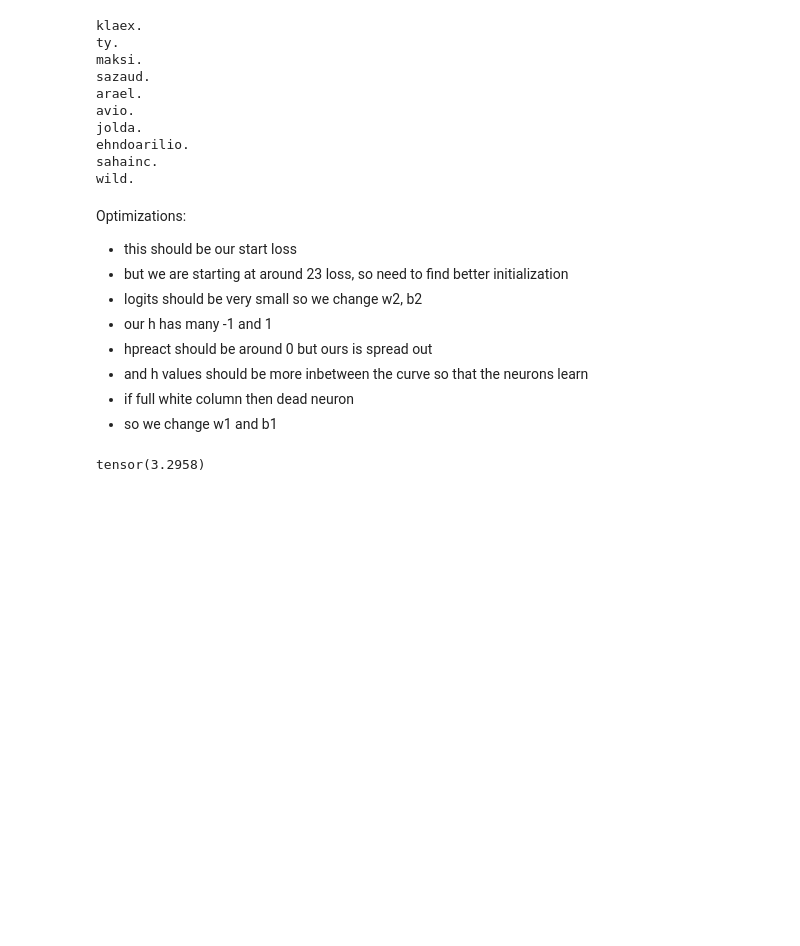
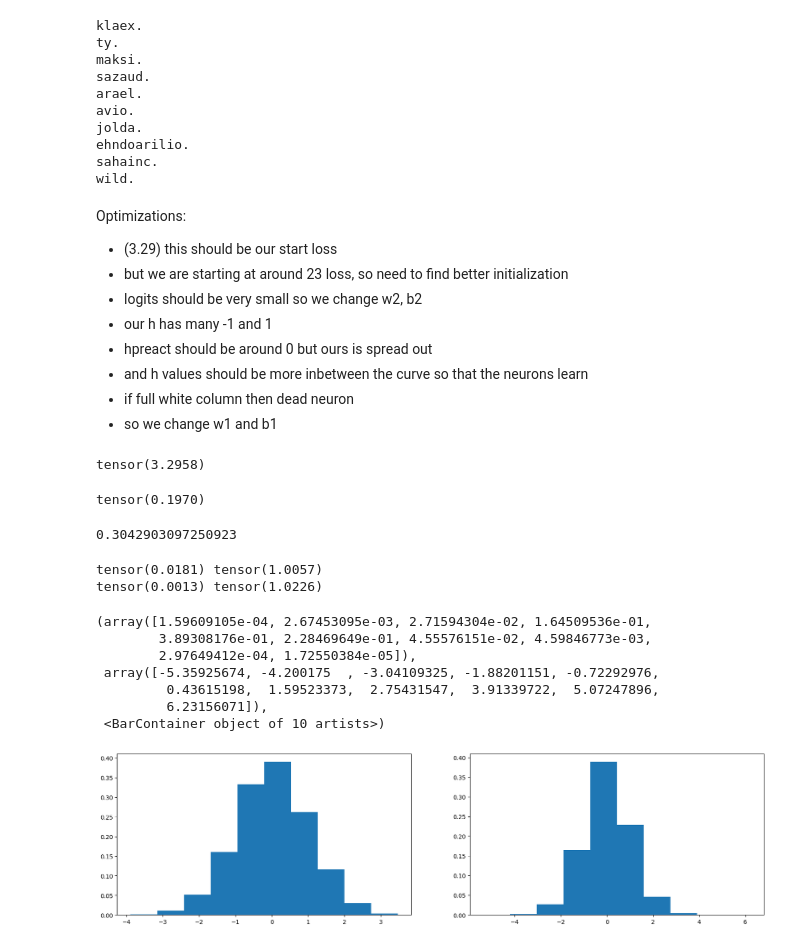
Before and after one commit to JagdeepSingh13/deep_learning_ng, a Jupyter notebook: andrej_k/makemore/makemore_mlp_2.ipynb, the cells around one changed output. Saved outputs shown, nothing was run; the diff lists cells and outputs as text; code cells hidden in the pictures; blank space fills up the shorter version.

```diff
--- a/andrej_k/makemore/makemore_mlp_2.ipynb
+++ b/andrej_k/makemore/makemore_mlp_2.ipynb
@@ -233,7 +235,7 @@ sahainc.
 wild.
 # %% [markdown]
 Optimizations:
-- this should be our start loss
+- (3.29) this should be our start loss
 - but we are starting at around 23 loss, so need to find better initialization
 - logits should be very small so we change w2, b2
 - our h has many -1 and 1
@@ -247,0 +256,31 @@ tensor(3.2958)
+# %%
+(torch.randn(10000) * 0.2).std()
+# %% [output]
+tensor(0.1970)
+# %%
+# for our model
+(5/3) / (30**0.5)
+# %% [output]
+0.3042903097250923
+# %%
+x = torch.randn(1000,10)
+w = torch.randn(10, 200) / 10**0.5
+y = x @ w
+print(x.mean(), x.std())
+print(y.mean(), y.std())
+plt.figure(figsize=(20, 5))
+plt.subplot(121)
+plt.hist(x.view(-1).tolist(), density=True)
+plt.subplot(122)
+plt.hist(y.view(-1).tolist(), density=True)
+# %% [output]
+tensor(0.0181) tensor(1.0057)
+tensor(0.0013) tensor(1.0226)
+(array([1.59609105e-04, 2.67453095e-03, 2.71594304e-02, 1.64509536e-01,
+        3.89308176e-01, 2.28469649e-01, 4.55576151e-02, 4.59846773e-03,
+        2.97649412e-04, 1.72550384e-05]),
+ array([-5.35925674, -4.200175  , -3.04109325, -1.88201151, -0.72292976,
+         0.43615198,  1.59523373,  2.75431547,  3.91339722,  5.07247896,
+         6.23156071]),
+ <BarContainer object of 10 artists>)
+[figure, added]
```
Also changed, not shown: parts of 7 cells of this notebook.
